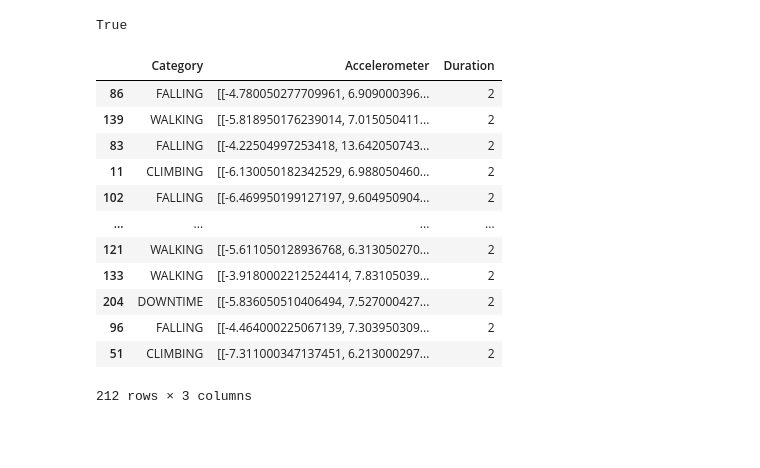
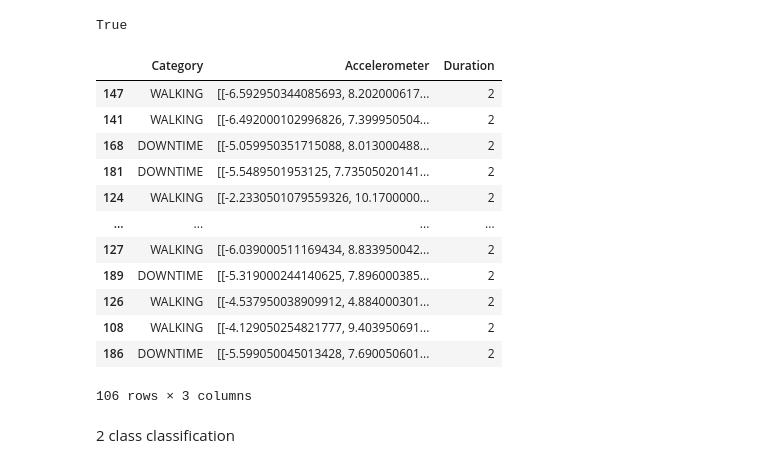
Before and after one commit to ItsMeLucifer/mobile-sensors-data-labeling-model, a Jupyter notebook: model.ipynb, the cells around one changed output. Drawn from its saved outputs; the diff is of its cells as text; code cells hidden in the pictures; blank space fills up the shorter version.

```diff
--- a/model.ipynb
+++ b/model.ipynb
@@ -61,7 +61,7 @@ print(check_sublist_lengths(df))
 True
 # %%
 def remove_rows_by_category(data_frame_input):
-    categories_to_remove = ["WALKING"]
+    categories_to_remove = ["CLIMBING","FALLING"]
     mask = data_frame_input['Category'].isin(categories_to_remove)
     df_filtered = data_frame_input[~mask]
     return df_filtered
@@ -70,16 +70,18 @@ df = remove_rows_by_category(df)
-# %%
-df
-# %% [output]
-|  | Category | Accelerometer | Duration |
-| 86 | FALLING | [[-4.780050277709961, 6.909000396... | 2 |
-| 139 | WALKING | [[-5.818950176239014, 7.015050411... | 2 |
-| 83 | FALLING | [[-4.22504997253418, 13.642050743... | 2 |
-| 11 | CLIMBING | [[-6.130050182342529, 6.988050460... | 2 |
-| 102 | FALLING | [[-6.469950199127197, 9.604950904... | 2 |
-| ... | ... | ... | ... |
-| 121 | WALKING | [[-5.611050128936768, 6.313050270... | 2 |
-| 133 | WALKING | [[-3.9180002212524414, 7.83105039... | 2 |
-| 204 | DOWNTIME | [[-5.836050510406494, 7.527000427... | 2 |
-| 96 | FALLING | [[-4.464000225067139, 7.303950309... | 2 |
-| 51 | CLIMBING | [[-7.311000347137451, 6.213000297... | 2 |
-212 rows × 3 columns
+# %%
+new_df
+# %% [output]
+|  | Category | Accelerometer | Duration |
+| 147 | WALKING | [[-6.592950344085693, 8.202000617... | 2 |
+| 141 | WALKING | [[-6.492000102996826, 7.399950504... | 2 |
+| 168 | DOWNTIME | [[-5.059950351715088, 8.013000488... | 2 |
+| 181 | DOWNTIME | [[-5.5489501953125, 7.73505020141... | 2 |
+| 124 | WALKING | [[-2.2330501079559326, 10.1700000... | 2 |
+| ... | ... | ... | ... |
+| 127 | WALKING | [[-6.039000511169434, 8.833950042... | 2 |
+| 189 | DOWNTIME | [[-5.319000244140625, 7.896000385... | 2 |
+| 126 | WALKING | [[-4.537950038909912, 4.884000301... | 2 |
+| 108 | WALKING | [[-4.129050254821777, 9.403950691... | 2 |
+| 186 | DOWNTIME | [[-5.599050045013428, 7.690050601... | 2 |
+106 rows × 3 columns
+# %% [markdown]
+2 class classification
```
Also changed, not shown: parts of 10 cells of this notebook, 1 other file.
